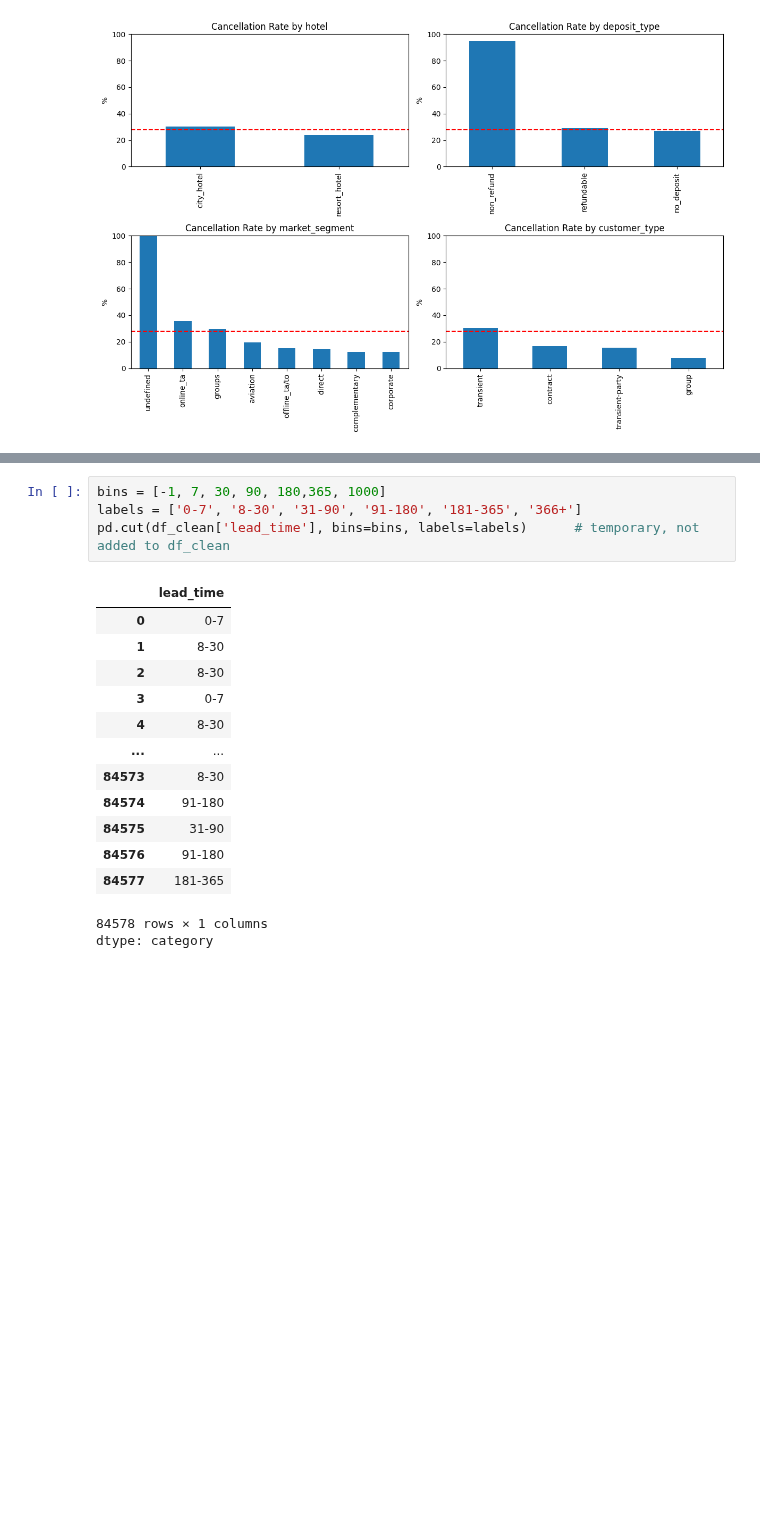
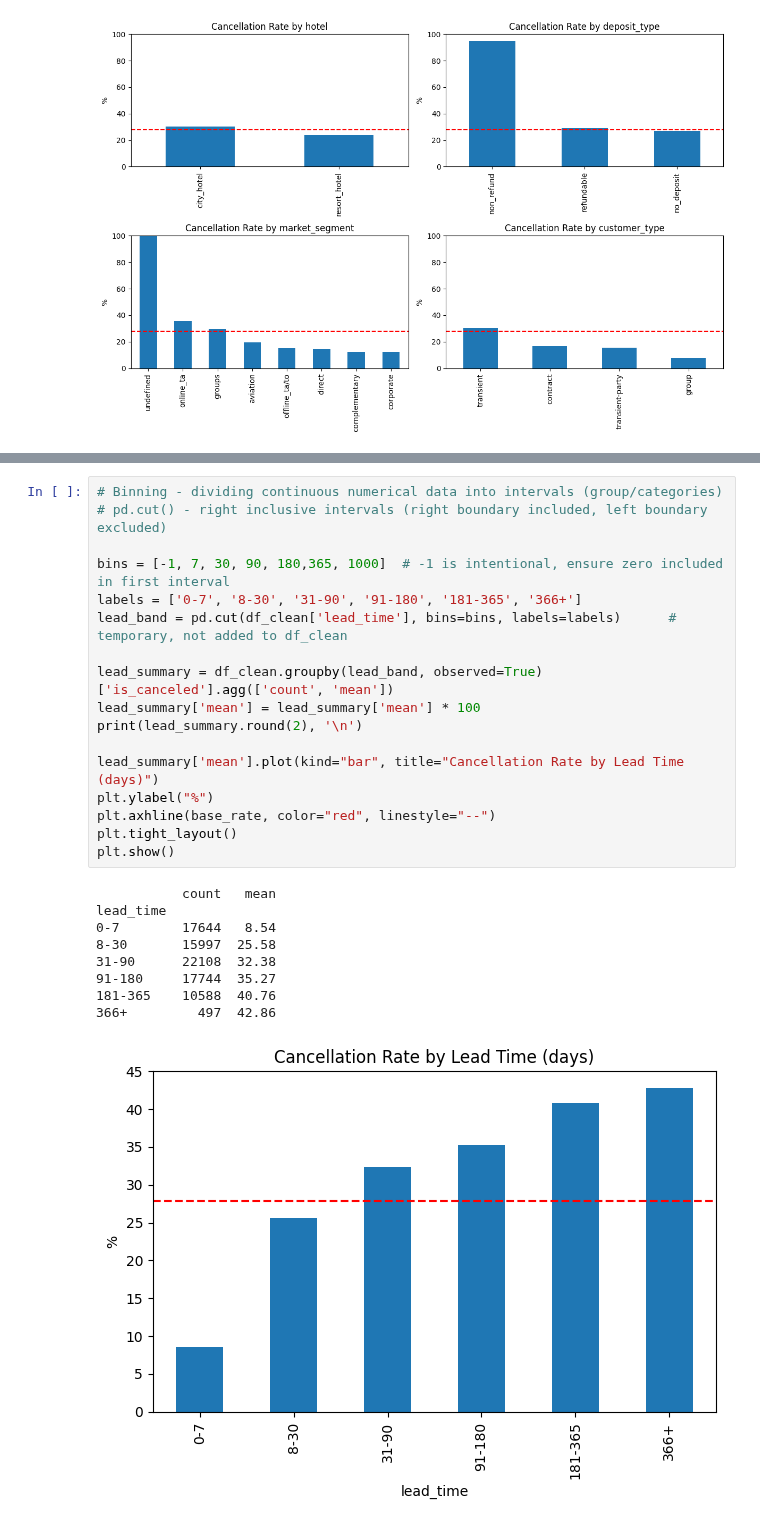
Before and after one commit to nabila-natasha/hotel-booking-cancellation-ml, a Jupyter notebook: notebooks/01_eda_cleaning.ipynb, the cells around one changed output, grey strips where cells are left out. Cells and saved outputs as stored; diff of their text form; blank space fills up the shorter version.

```diff
--- a/notebooks/01_eda_cleaning.ipynb
+++ b/notebooks/01_eda_cleaning.ipynb
@@ -589,19 +593,27 @@ plt.show()
 # %%
-bins = [-1, 7, 30, 90, 180,365, 1000]
+# Binning - dividing continuous numerical data into intervals (group/categories)
+# pd.cut() - right inclusive intervals (right boundary included, left boundary excluded)
+
+bins = [-1, 7, 30, 90, 180,365, 1000]  # -1 is intentional, ensure zero included in first interval
 labels = ['0-7', '8-30', '31-90', '91-180', '181-365', '366+']
-pd.cut(df_clean['lead_time'], bins=bins, labels=labels)      # temporary, not added to df_clean
+lead_band = pd.cut(df_clean['lead_time'], bins=bins, labels=labels)      # temporary, not added to df_clean
+
+lead_summary = df_clean.groupby(lead_band, observed=True)['is_canceled'].agg(['count', 'mean'])
+lead_summary['mean'] = lead_summary['mean'] * 100
+print(lead_summary.round(2), '\n')
+
+lead_summary['mean'].plot(kind="bar", title="Cancellation Rate by Lead Time (days)")
+plt.ylabel("%")
+plt.axhline(base_rate, color="red", linestyle="--")
+plt.tight_layout()
+plt.show()
 # %% [output]
-|  | lead_time |
-| 0 | 0-7 |
-| 1 | 8-30 |
-| 2 | 8-30 |
-| 3 | 0-7 |
-| 4 | 8-30 |
-| ... | ... |
-| 84573 | 8-30 |
-| 84574 | 91-180 |
-| 84575 | 31-90 |
-| 84576 | 91-180 |
-| 84577 | 181-365 |
-84578 rows × 1 columns
-dtype: category
+           count   mean
+lead_time
+0-7        17644   8.54
+8-30       15997  25.58
+31-90      22108  32.38
+91-180     17744  35.27
+181-365    10588  40.76
+366+         497  42.86
+[figure, added]
```
Also changed, not shown: parts of 18 cells of this notebook.
